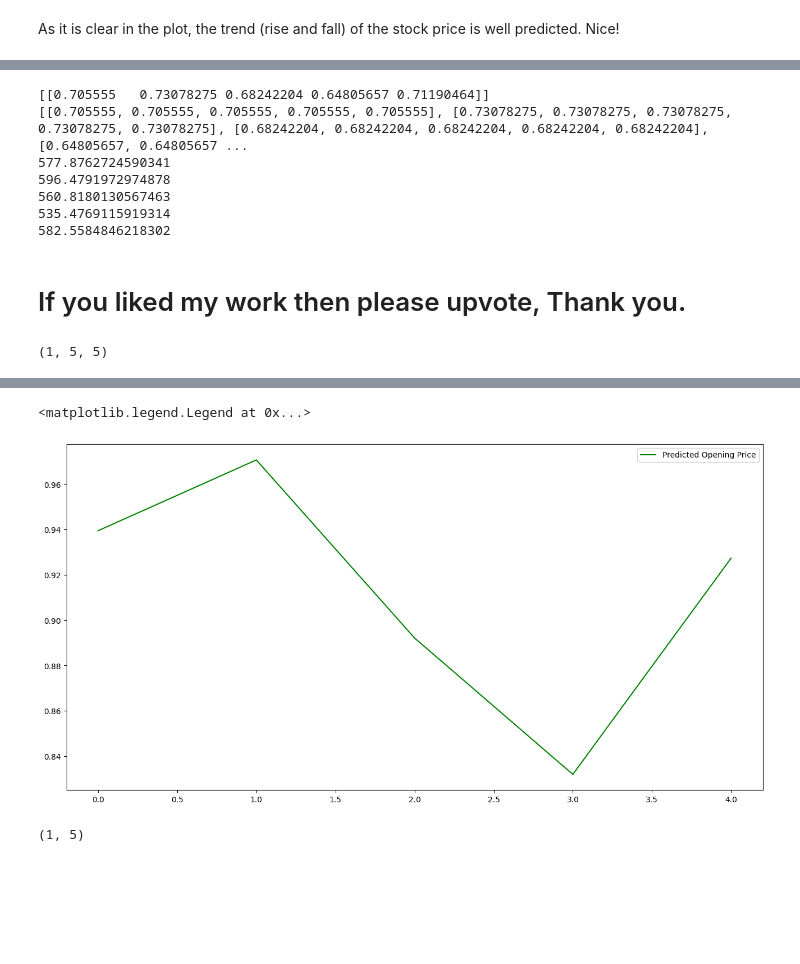
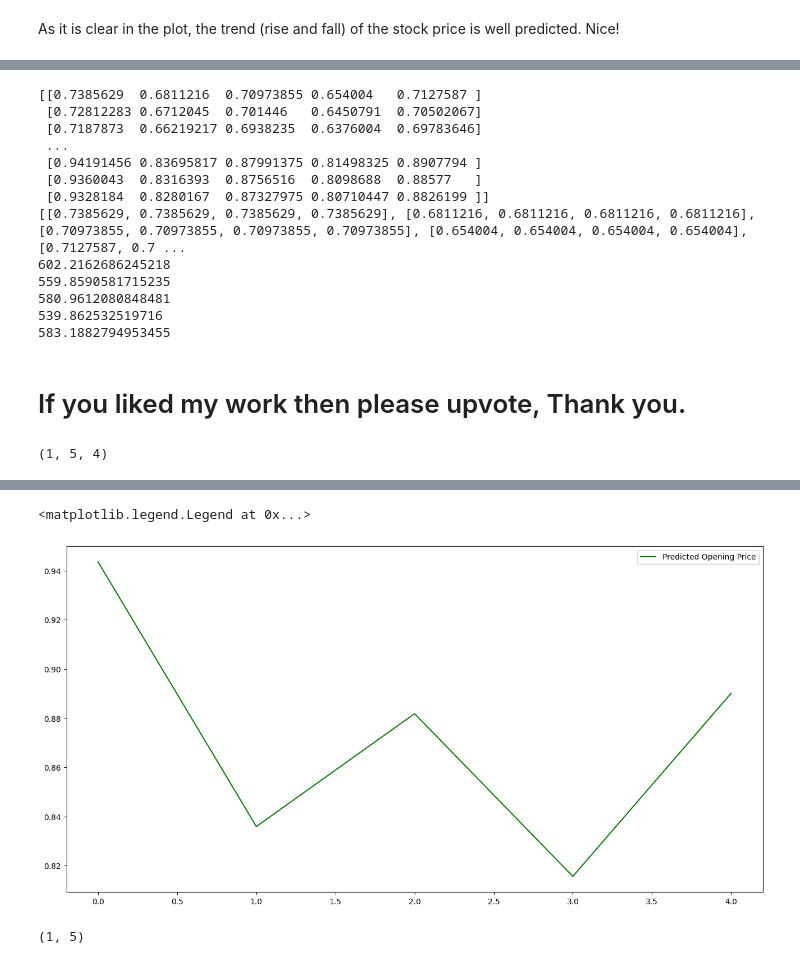
Before and after one commit to PattenChiou/DataMining-StockPrediction, a Jupyter notebook: stock-price-prediction-lstm-hyperparameter-tuning.ipynb, the cells around one changed output, grey strips where cells are left out. Drawn from its saved outputs; the diff is of its cells as text; code cells hidden in the pictures; blank space fills up the shorter version.

```diff
--- a/stock-price-prediction-lstm-hyperparameter-tuning.ipynb
+++ b/stock-price-prediction-lstm-hyperparameter-tuning.ipynb
@@ -248,0 +371,6 @@ We choose the opening price and volume as two attributes to consider in our mode
+# %%
+tsm_prices = tsm_prices.rename({"Close": "TSM Close"}, axis=1)
+sox_prices = sox_prices.rename({"Close": "SOX Close"}, axis=1)
+data = pd.concat([tsmc_prices, tsm_prices, sox_prices], axis=1, join="outer")
+data = data.drop(["index"], axis=1)
+data
@@ -252,4 +394,4 @@ We choose the opening price and volume as two attributes to consider in our mode
 # %%
 # Feature Scaling
 sc = MinMaxScaler(feature_range=(0, 1))
-data_prices_scaled = sc.fit_transform(data_prices)
+data_scaled = sc.fit_transform(data)
@@ -672,41 +820,47 @@ print(y_pred.shape)
 y_pred_new = []
 print(y_pred)
 for i in range(len(y_pred[0])):
-    y_pred_new.append([y_pred[0][i], y_pred[0][i], y_pred[0][i], y_pred[0][i], y_pred[0][i]])
+    y_pred_new.append([y_pred[0][i], y_pred[0][i], y_pred[0][i], y_pred[0][i]])
 print(y_pred_new)
 for i in range(len(y_pred_new)):
     print(sc.inverse_transform(y_pred_new)[i][0])
 # %% [output]
-[[0.705555   0.73078275 0.68242204 0.64805657 0.71190464]]
-[[0.705555, 0.705555, 0.705555, 0.705555, 0.705555], [0.73078275, 0.73078275, 0.73078275, 0.73078275, 0.73078275], [0.68242204, 0.68242204, 0.68242204, 0.68242204, 0.68242204], [0.64805657, 0.64805657 ...
-577.8762724590341
-596.4791972974878
-560.8180130567463
-535.4769115919314
-582.5584846218302
+[[0.7385629  0.6811216  0.70973855 0.654004   0.7127587 ]
+ [0.72812283 0.6712045  0.701446   0.6450791  0.70502067]
+ [0.7187873  0.66219217 0.6938235  0.6376004  0.69783646]
+ ...
+ [0.94191456 0.83695817 0.87991375 0.81498325 0.8907794 ]
+ [0.9360043  0.8316393  0.8756516  0.8098688  0.88577   ]
+ [0.9328184  0.8280167  0.87327975 0.80710447 0.8826199 ]]
+[[0.7385629, 0.7385629, 0.7385629, 0.7385629], [0.6811216, 0.6811216, 0.6811216, 0.6811216], [0.70973855, 0.70973855, 0.70973855, 0.70973855], [0.654004, 0.654004, 0.654004, 0.654004], [0.7127587, 0.7 ...
+602.2162686245218
+559.8590581715235
+580.9612080848481
+539.862532519716
+583.1882794953455
 # %% [markdown]
 # If you liked my work then please upvote, Thank you.
 # %%
-# Creating a data structure (it does not work when you have only one feature)
-def create_data_2(df, n_future, n_past, train_test_split_percentage, validation_split_percentage):
+# Creating a tsmc structure (it does not work when you have only one feature)
+def create_tsmc_2(df, n_future, n_past, train_test_split_percentage, validation_split_percentage):
     n_feature = df.shape[1]
-    x_data, y_data = [], []
-    x_data.append(df[len(df) - n_past:len(df), 0:n_feature])
+    x_tsmc, y_tsmc = [], []
+    x_tsmc.append(df[len(df) - n_past:len(df), 0:n_feature])
 
-    return np.array(x_data)
+    return np.array(x_tsmc)
 # %%
 # Number of days you want to predict into the future
 # Number of past days you want to use to predict the future
 
-X_data = create_data_2(data_prices_scaled, n_future=5, n_past=5, train_test_split_percentage=0.8,
+X_tsmc = create_tsmc_2(data_scaled, n_future=5, n_past=5, train_test_split_percentage=0.8,
                                                validation_split_percentage = 0)
 # %%
-print(X_data.shape)
+print(X_tsmc.shape)
 # %% [output]
-(1, 5, 5)
+(1, 5, 4)
 # %%
 regressor = keras.models.load_model("best_model.keras")
-y_pred = regressor.predict(np.expand_dims(X_data[0], axis=0))
+y_pred = regressor.predict(np.expand_dims(X_tsmc[0], axis=0))
 
 plt.figure(figsize=(16,8), dpi= 100, facecolor='w', edgecolor='k')
 
@@ -717,5 +871,5 @@ plt.legend(loc='best')
 <matplotlib.legend.Legend at 0x...>
-[figure, old version]
+[figure, new version]
 # %%
 print(y_pred.shape)
 # %% [output]
```
Also changed, not shown: parts of 58 cells of this notebook, 2 other files.
